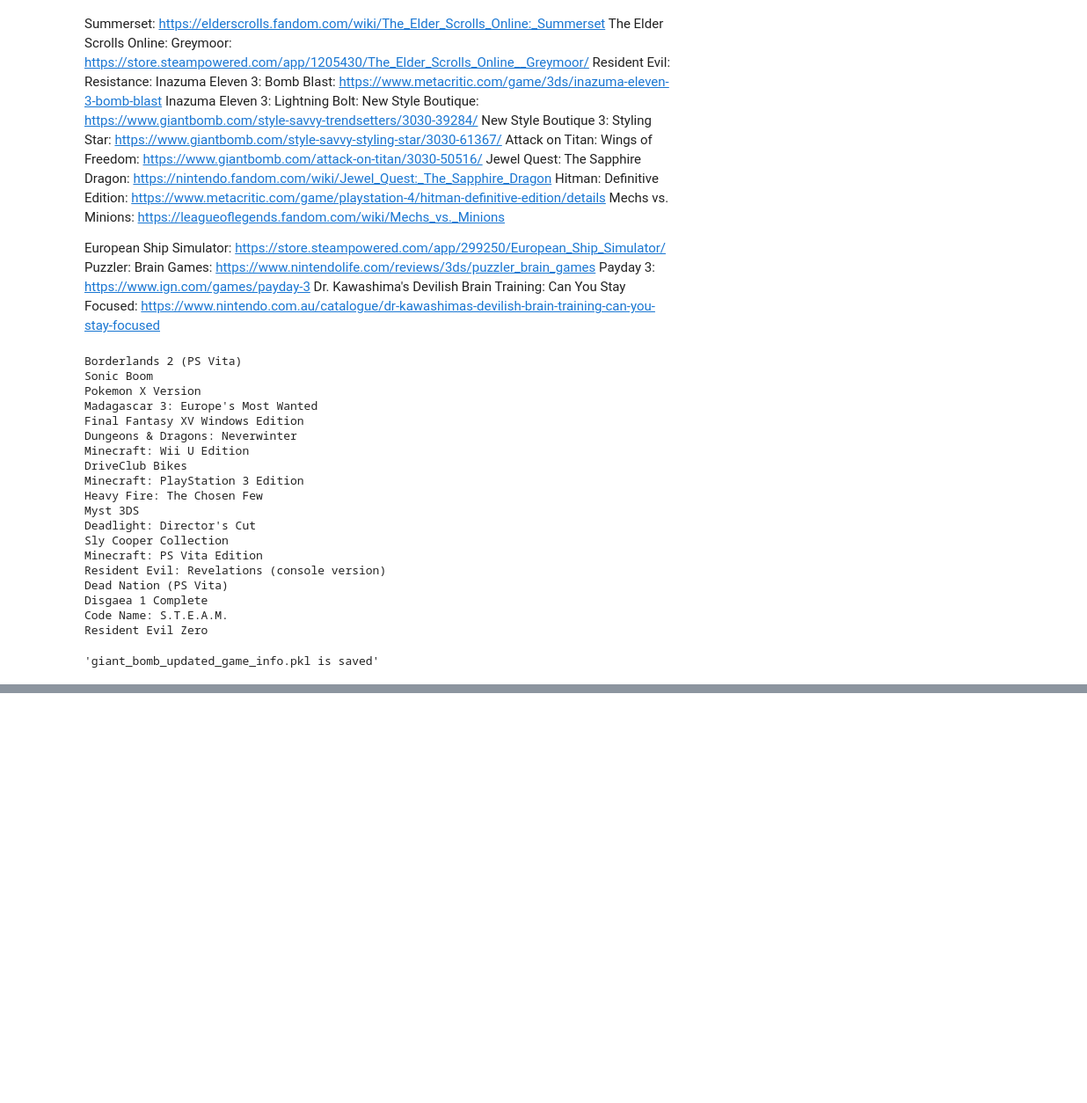
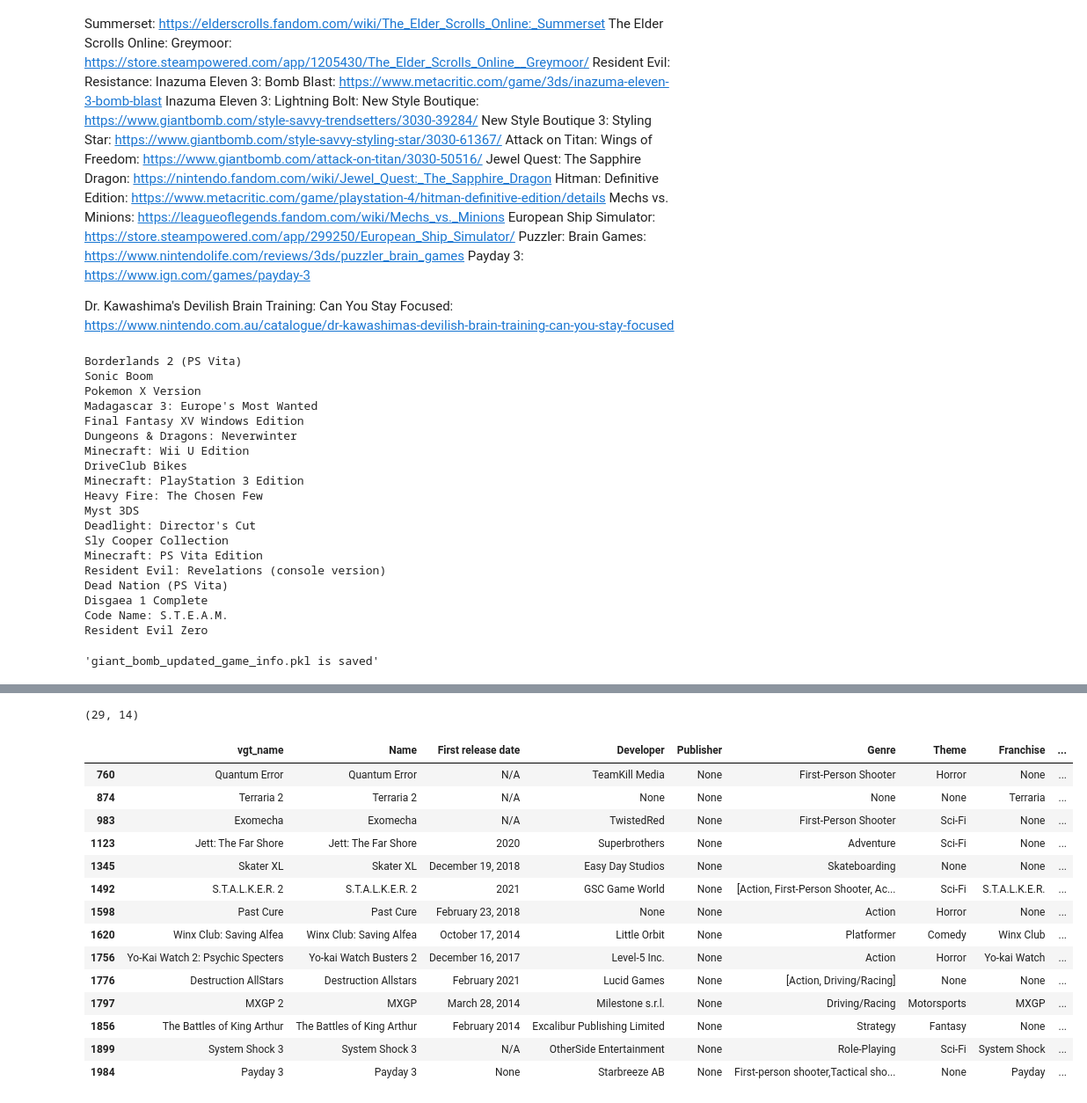
Before and after one commit to elenasm7/giantbomb_scraper, a Jupyter notebook: scrape_tester.ipynb, the cells around one changed output, grey strips where cells are left out. Shown at 88% size. Cells and saved outputs as stored; diff of their text form; code cells hidden in the pictures; blank space fills up the shorter version.

```diff
--- a/scrape_tester.ipynb
+++ b/scrape_tester.ipynb
@@ -391,0 +472,15 @@ df['fuzzy_ratio'] = df.apply(get_fuzzy_match, axis=1)
+# %%
+rescrape = {'Destiny 2 Forsaken':'https://www.giantbomb.com/destiny-2/3030-52647/',
+ 'DOOM (Switch edition)':'https://www.giantbomb.com/doom/3030-20654/'
+}
+# %%
+driver = webdriver.Chrome(executable_path='/Users/elena.morais/Documents/chromedriver_2')
+
+for title in rescrape.keys():
+    print(title)
+    driver.get(rescrape[title])
+
+    time.sleep(random.randint(2,5))
+    get_game_details_2(title,driver,games_dict)
+
+save_pickle('giant_bomb_updated_game_info.pkl',games_dict)
@@ -391,0 +491,6 @@ df['fuzzy_ratio'] = df.apply(get_fuzzy_match, axis=1)
+# %%
+df = pd.DataFrame.from_dict(games_dict, orient='index')
+df = df.reset_index().rename(columns={'index':'vgt_name'})
+df['fuzzy_ratio'] = df.apply(get_fuzzy_match, axis=1)
+df['clean_title'] = df.vgt_name.apply(lambda title: title.split('(')[0])
+df['fuzzy_ratio_2'] = df.apply(get_fuzzy_match_2, axis=1)
@@ -391,0 +513,22 @@ df['fuzzy_ratio'] = df.apply(get_fuzzy_match, axis=1)
+# %%
+df[df.Publisher.isnull()].shape
+# %% [output]
+(29, 14)
+# %%
+df[df.Publisher.isnull()]
+# %% [output]
+|  | vgt_name | Name | First release date | Developer | Publisher | Genre | Theme | Franchise | ... |
+| 760 | Quantum Error | Quantum Error | N/A | TeamKill Media | None | First-Person Shooter | Horror | None | ... |
+| 874 | Terraria 2 | Terraria 2 | N/A | None | None | None | None | Terraria | ... |
+| 983 | Exomecha | Exomecha | N/A | TwistedRed | None | First-Person Shooter | Sci-Fi | None | ... |
+| 1123 | Jett: The Far Shore | Jett: The Far Shore | 2020 | Superbrothers | None | Adventure | Sci-Fi | None | ... |
+| 1345 | Skater XL | Skater XL | December 19, 2018 | Easy Day Studios | None | Skateboarding | None | None | ... |
+| 1492 | S.T.A.L.K.E.R. 2 | S.T.A.L.K.E.R. 2 | 2021 | GSC Game World | None | [Action, First-Person Shooter, Ac... | Sci-Fi | S.T.A.L.K.E.R. | ... |
+| 1598 | Past Cure | Past Cure | February 23, 2018 | None | None | Action | Horror | None | ... |
+| 1620 | Winx Club: Saving Alfea | Winx Club: Saving Alfea | October 17, 2014 | Little Orbit | None | Platformer | Comedy | Winx Club | ... |
+| 1756 | Yo-Kai Watch 2: Psychic Specters | Yo-kai Watch Busters 2 | December 16, 2017 | Level-5 Inc. | None | Action | Horror | Yo-kai Watch | ... |
+| 1776 | Destruction AllStars | Destruction Allstars | February 2021 | Lucid Games | None | [Action, Driving/Racing] | None | None | ... |
+| 1797 | MXGP 2 | MXGP | March 28, 2014 | Milestone s.r.l. | None | Driving/Racing | Motorsports | MXGP | ... |
+| 1856 | The Battles of King Arthur | The Battles of King Arthur | February 2014 | Excalibur Publishing Limited | None | Strategy | Fantasy | None | ... |
+| 1899 | System Shock 3 | System Shock 3 | N/A | OtherSide Entertainment | None | Role-Playing | Sci-Fi | System Shock | ... |
+| 1984 | Payday 3 | Payday 3 | None | Starbreeze AB | None | First-person shooter,Tactical sho... | None | Payday | ... |
```
Also changed, not shown: parts of 11 cells of this notebook, 1 other file.
